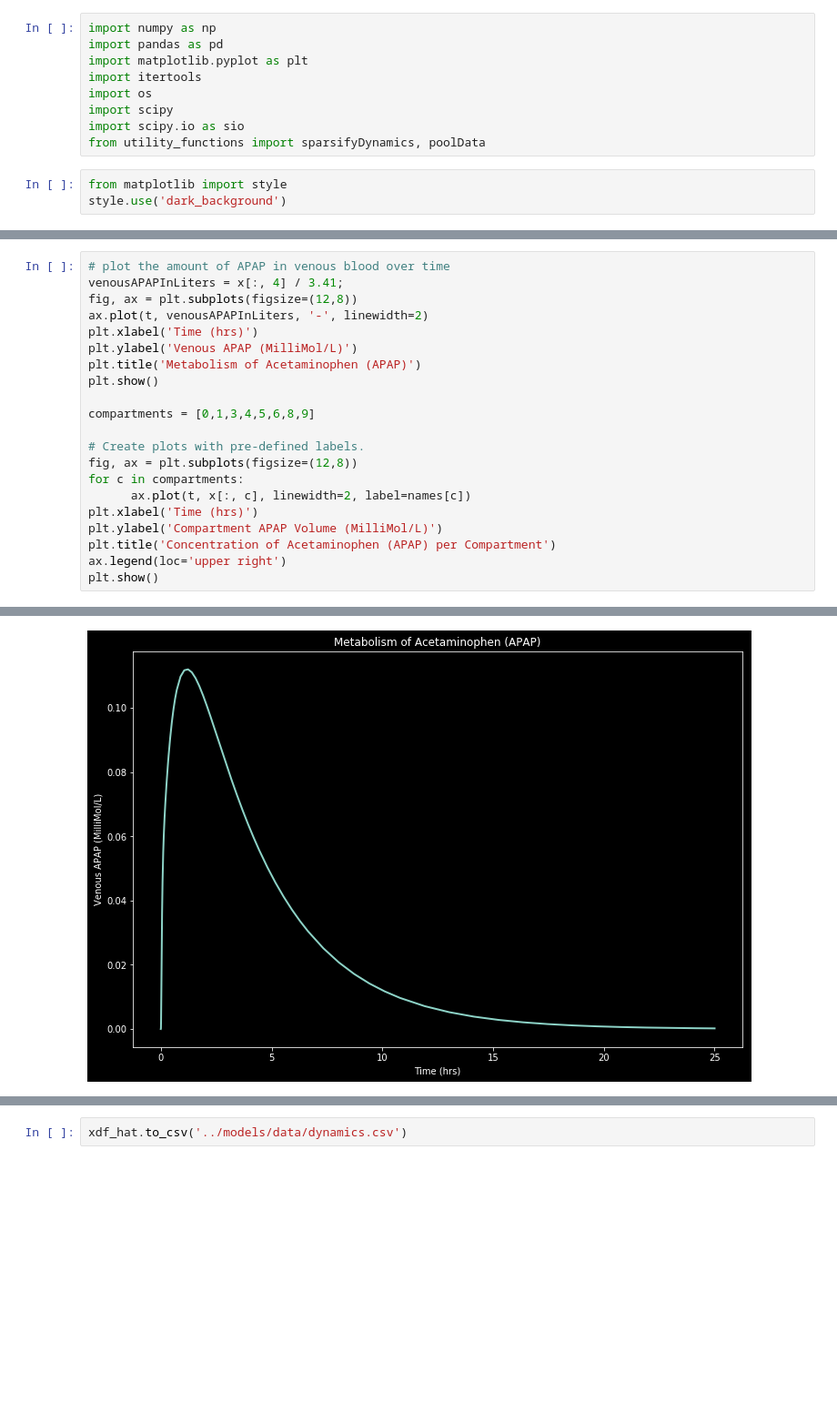
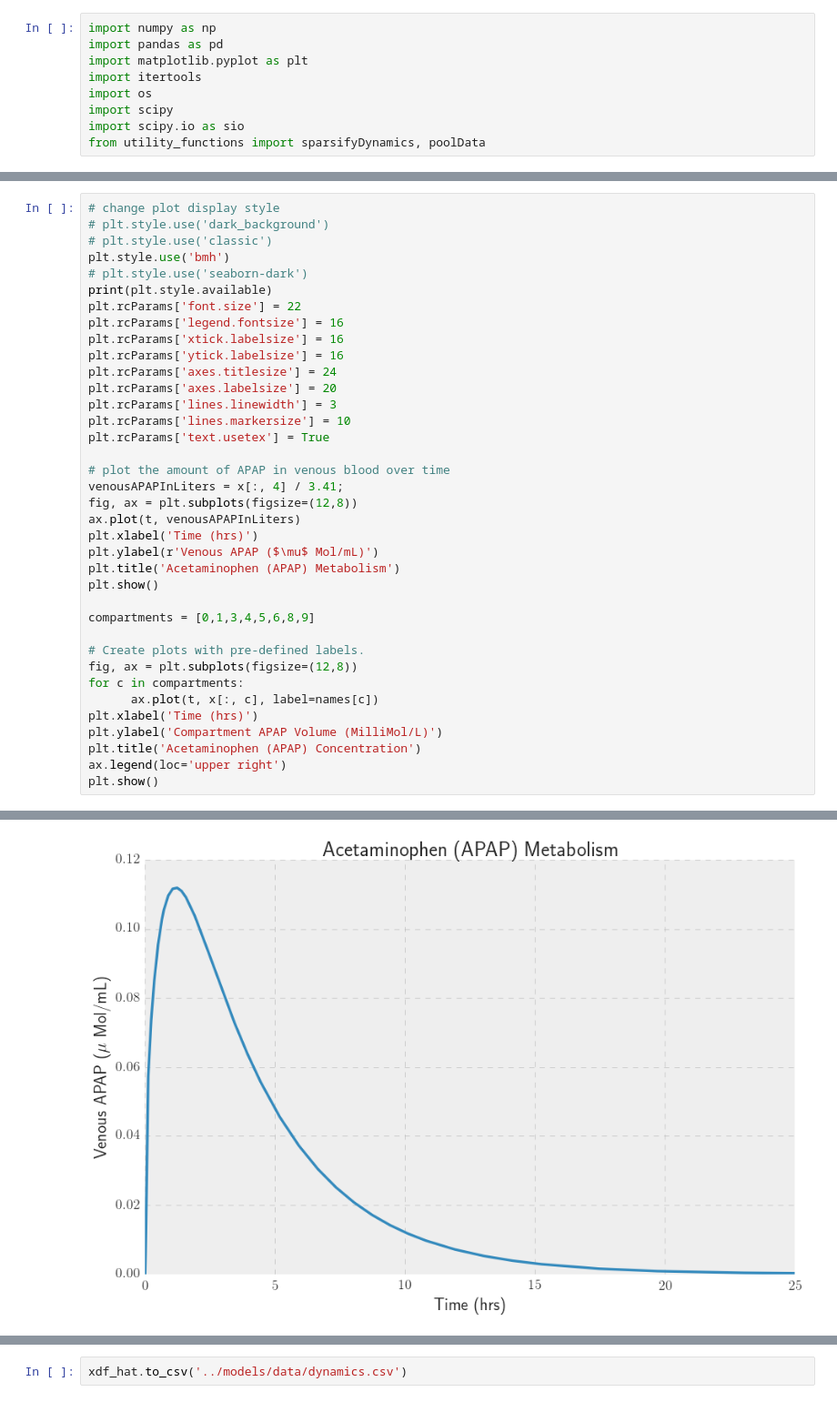
Before and after one commit to johnhainline/sparsedynamics, a Jupyter notebook: python_implementation/simbio-model.ipynb, the cells around one changed output, grey strips where cells are left out. Shown at 91% size. Saved outputs shown, nothing was run; the diff lists cells and outputs as text; blank space fills up the shorter version.

Commit message:
Updating the look of various generated images etc.

```diff
--- a/python_implementation/simbio-model.ipynb
+++ b/python_implementation/simbio-model.ipynb
@@ -7,9 +7,6 @@ import os
 import scipy
 import scipy.io as sio
 from utility_functions import sparsifyDynamics, poolData
-# %%
-from matplotlib import style
-style.use('dark_background')
 # %%
 # load saved data from .mat file
 data = sio.loadmat('../models/data/REFSIM-25hr.mat', chars_as_strings=1)
@@ -29,11 +32,27 @@ x *= 1000
 # %%
+# change plot display style
+# plt.style.use('dark_background')
+# plt.style.use('classic')
+plt.style.use('bmh')
+# plt.style.use('seaborn-dark')
+print(plt.style.available)
+plt.rcParams['font.size'] = 22
+plt.rcParams['legend.fontsize'] = 16
+plt.rcParams['xtick.labelsize'] = 16
+plt.rcParams['ytick.labelsize'] = 16
+plt.rcParams['axes.titlesize'] = 24
+plt.rcParams['axes.labelsize'] = 20
+plt.rcParams['lines.linewidth'] = 3
+plt.rcParams['lines.markersize'] = 10
+plt.rcParams['text.usetex'] = True
+
 # plot the amount of APAP in venous blood over time
 venousAPAPInLiters = x[:, 4] / 3.41;
 fig, ax = plt.subplots(figsize=(12,8))
-ax.plot(t, venousAPAPInLiters, '-', linewidth=2)
+ax.plot(t, venousAPAPInLiters)
 plt.xlabel('Time (hrs)')
-plt.ylabel('Venous APAP (MilliMol/L)')
-plt.title('Metabolism of Acetaminophen (APAP)')
+plt.ylabel(r'Venous APAP ($\mu$ Mol/mL)')
+plt.title('Acetaminophen (APAP) Metabolism')
 plt.show()
 
 compartments = [0,1,3,4,5,6,8,9]
@@ -41,10 +60,10 @@ compartments = [0,1,3,4,5,6,8,9]
 # Create plots with pre-defined labels.
 fig, ax = plt.subplots(figsize=(12,8))
 for c in compartments:
-      ax.plot(t, x[:, c], linewidth=2, label=names[c])
+      ax.plot(t, x[:, c], label=names[c])
 plt.xlabel('Time (hrs)')
 plt.ylabel('Compartment APAP Volume (MilliMol/L)')
-plt.title('Concentration of Acetaminophen (APAP) per Compartment')
+plt.title('Acetaminophen (APAP) Concentration')
 ax.legend(loc='upper right')
 plt.show()
 # %% [output]
@@ -51 +71 @@ plt.show()
-[figure, old version]
+[figure, new version]
```
Also changed, not shown: parts of 4 cells of this notebook, 2 other files.
